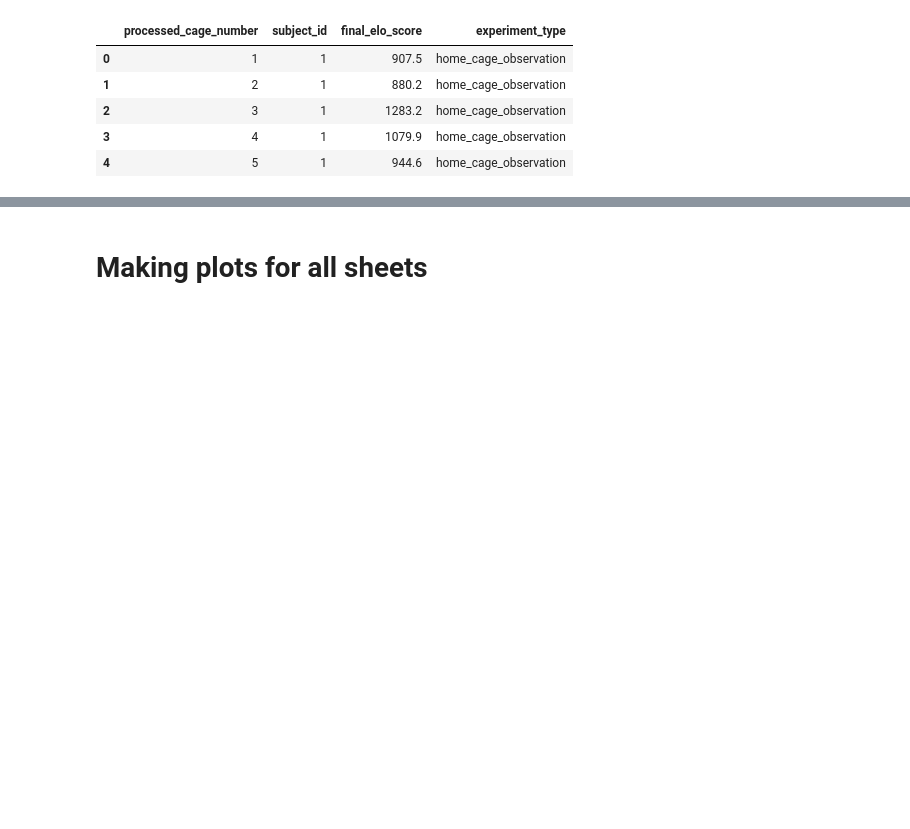
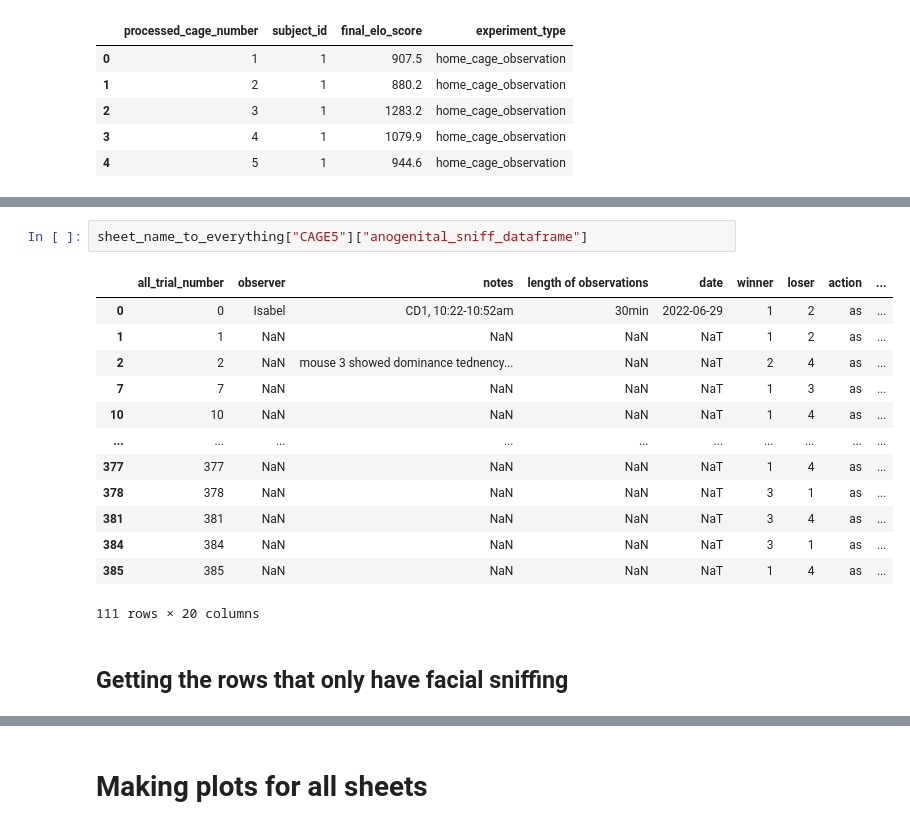
Before and after one commit to padillacoreanolab/behavioral_dataframe_processing, a Jupyter notebook: results/2022_08_31_sniffing_processing/pilot_2_home_cage_processing.ipynb, the cells around one changed output, grey strips where cells are left out. Drawn from its saved outputs; the diff is of its cells as text; blank space fills up the shorter version.

```diff
--- a/results/2022_08_31_sniffing_processing/pilot_2_home_cage_processing.ipynb
+++ b/results/2022_08_31_sniffing_processing/pilot_2_home_cage_processing.ipynb
@@ -1077,0 +972,18 @@ id_to_final_elo_score_dataframe.head()
+# %%
+sheet_name_to_everything["CAGE5"]["anogenital_sniff_dataframe"]
+# %% [output]
+|  | all_trial_number | observer | notes | length of observations | date | winner | loser | action | ... |
+| 0 | 0 | Isabel | CD1, 10:22-10:52am | 30min | 2022-06-29 | 1 | 2 | as | ... |
+| 1 | 1 | NaN | NaN | NaN | NaT | 1 | 2 | as | ... |
+| 2 | 2 | NaN | mouse 3 showed dominance tednency... | NaN | NaT | 2 | 4 | as | ... |
+| 7 | 7 | NaN | NaN | NaN | NaT | 1 | 3 | as | ... |
+| 10 | 10 | NaN | NaN | NaN | NaT | 1 | 4 | as | ... |
+| ... | ... | ... | ... | ... | ... | ... | ... | ... | ... |
+| 377 | 377 | NaN | NaN | NaN | NaT | 1 | 4 | as | ... |
+| 378 | 378 | NaN | NaN | NaN | NaT | 3 | 1 | as | ... |
+| 381 | 381 | NaN | NaN | NaN | NaT | 3 | 4 | as | ... |
+| 384 | 384 | NaN | NaN | NaN | NaT | 3 | 1 | as | ... |
+| 385 | 385 | NaN | NaN | NaN | NaT | 1 | 4 | as | ... |
+111 rows × 20 columns
+# %% [markdown]
+## Getting the rows that only have facial sniffing
```
Also changed, not shown: parts of 89 cells of this notebook.
